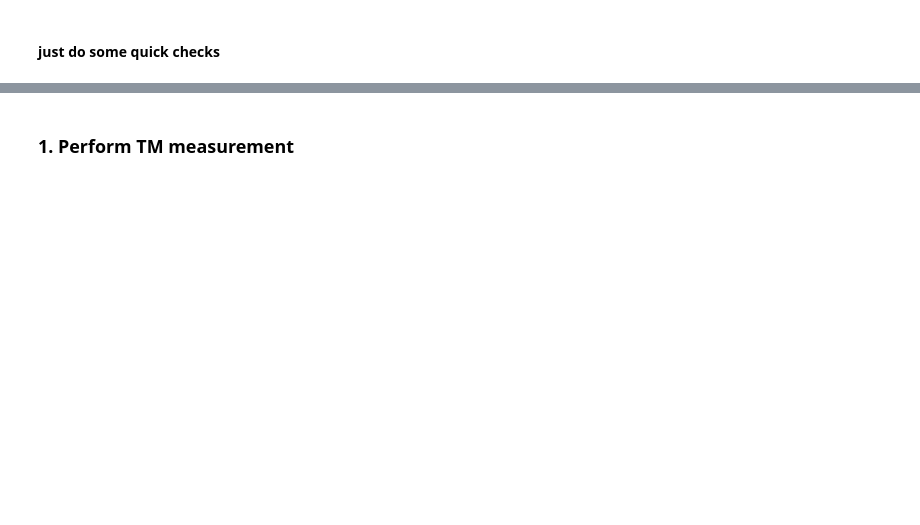
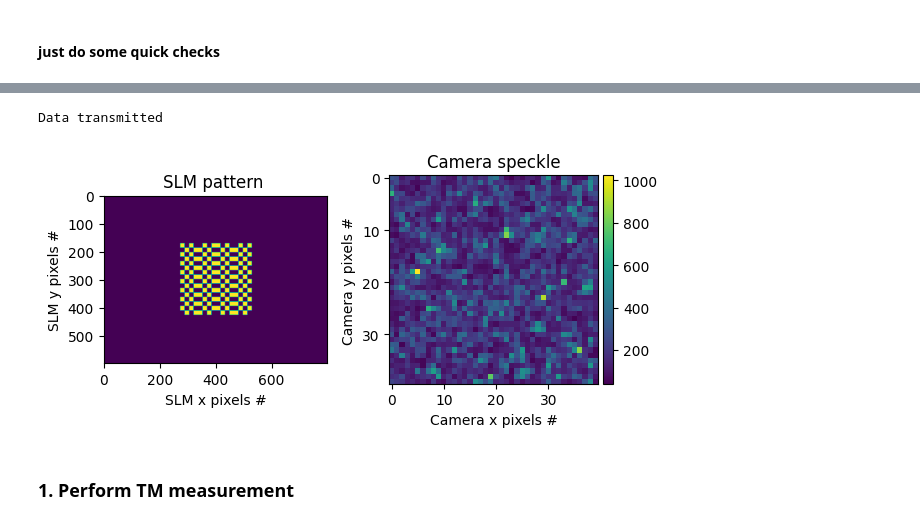
Before and after one commit to alextavern/slmoptim, a Jupyter notebook: notebooks/TM_measurement.ipynb, the cells around one changed output, grey strips where cells are left out. Saved outputs shown, nothing was run; the diff lists cells and outputs as text; code cells hidden in the pictures; blank space fills up the shorter version.

```diff
--- a/notebooks/TM_measurement.ipynb
+++ b/notebooks/TM_measurement.ipynb
@@ -126,6 +137,9 @@ pattern, frame = check(slm_rasPi, camera,
 # %%
-pattern, frame = check(slm_rasPi, camera,
-                       num_in, (1, 10), slm_macropixel)
+pattern, frame = check(slm, camera,
+                       num_in, (1, 5), slm_macropixel)
+# %% [output]
+Data transmitted
+[figure, added]
 # %% [markdown]
 ### 1. Perform TM measurement
 # %%
```
Also changed, not shown: parts of 22 cells of this notebook, 11 other files.
